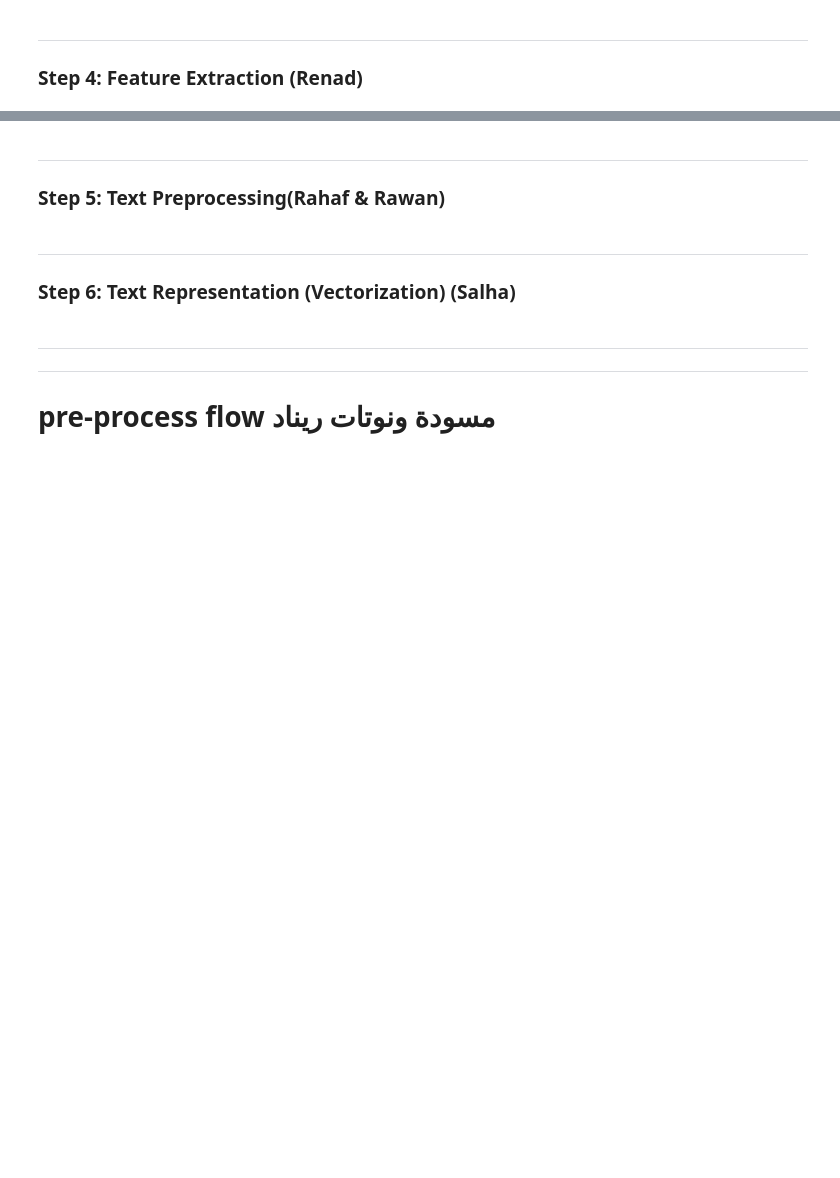
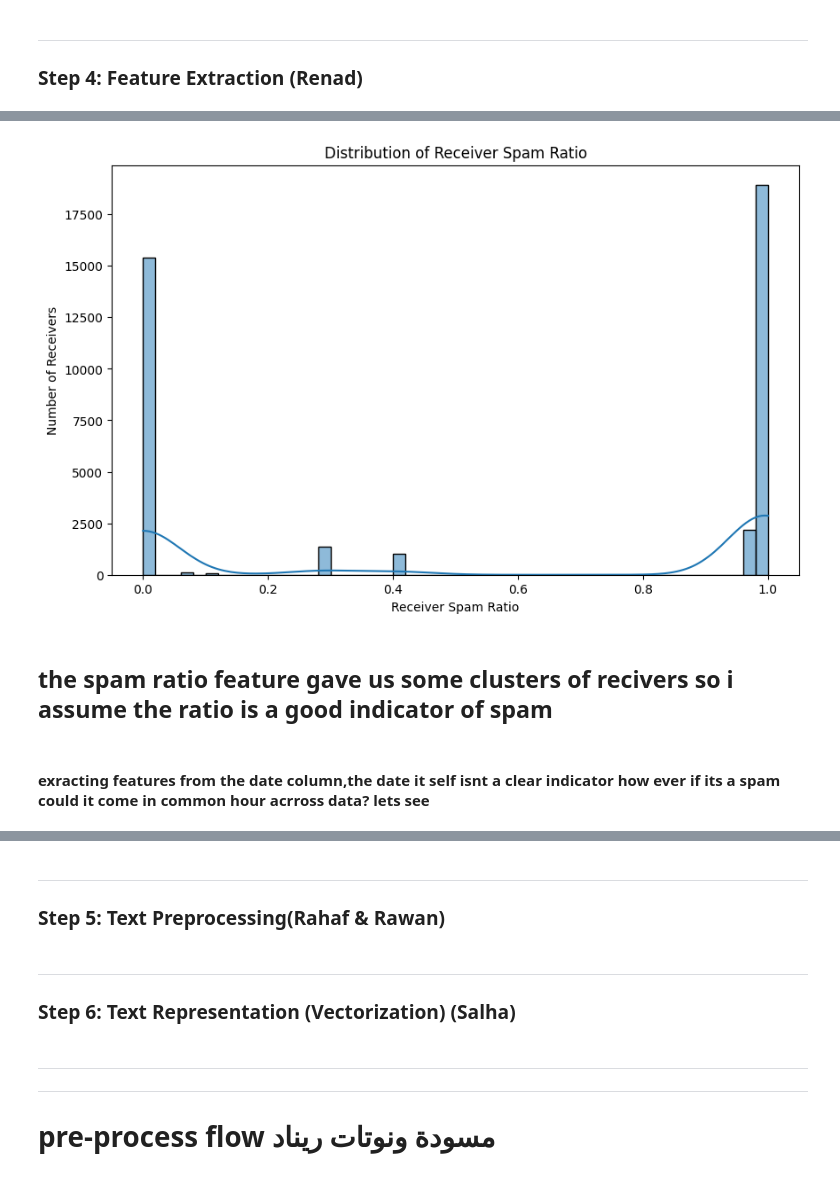
Before and after one commit to Renadyousef/SWE485-Project-Group1, a Jupyter notebook: Phase1_Data_Exploration.ipynb, the cells around one changed output, grey strips where cells are left out. Saved outputs shown, nothing was run; the diff lists cells and outputs as text; code cells hidden in the pictures; blank space fills up the shorter version.

```diff
--- a/Phase1_Data_Exploration.ipynb
+++ b/Phase1_Data_Exploration.ipynb
@@ -385,0 +522,16 @@ print(f"✅ Saved cleaned dataset → {cleaned_path}")
+# %%
+import matplotlib.pyplot as plt
+import seaborn as sns
+
+plt.figure(figsize=(10,6))
+sns.histplot(df['receiver_spam_ratio'], bins=50, kde=True)
+plt.title('Distribution of Receiver Spam Ratio')
+plt.xlabel('Receiver Spam Ratio')
+plt.ylabel('Number of Receivers')
+plt.show()
+# %% [output]
+[figure, added]
+# %% [markdown]
+## the spam ratio feature gave us some clusters of recivers so i assume the ratio is a good indicator of spam
+# %% [markdown]
+#### exracting features from the date column,the date it self isnt a clear indicator how ever if its a spam could it come in common hour acrross data? lets see
```
Also changed, not shown: parts of 12 cells of this notebook.
